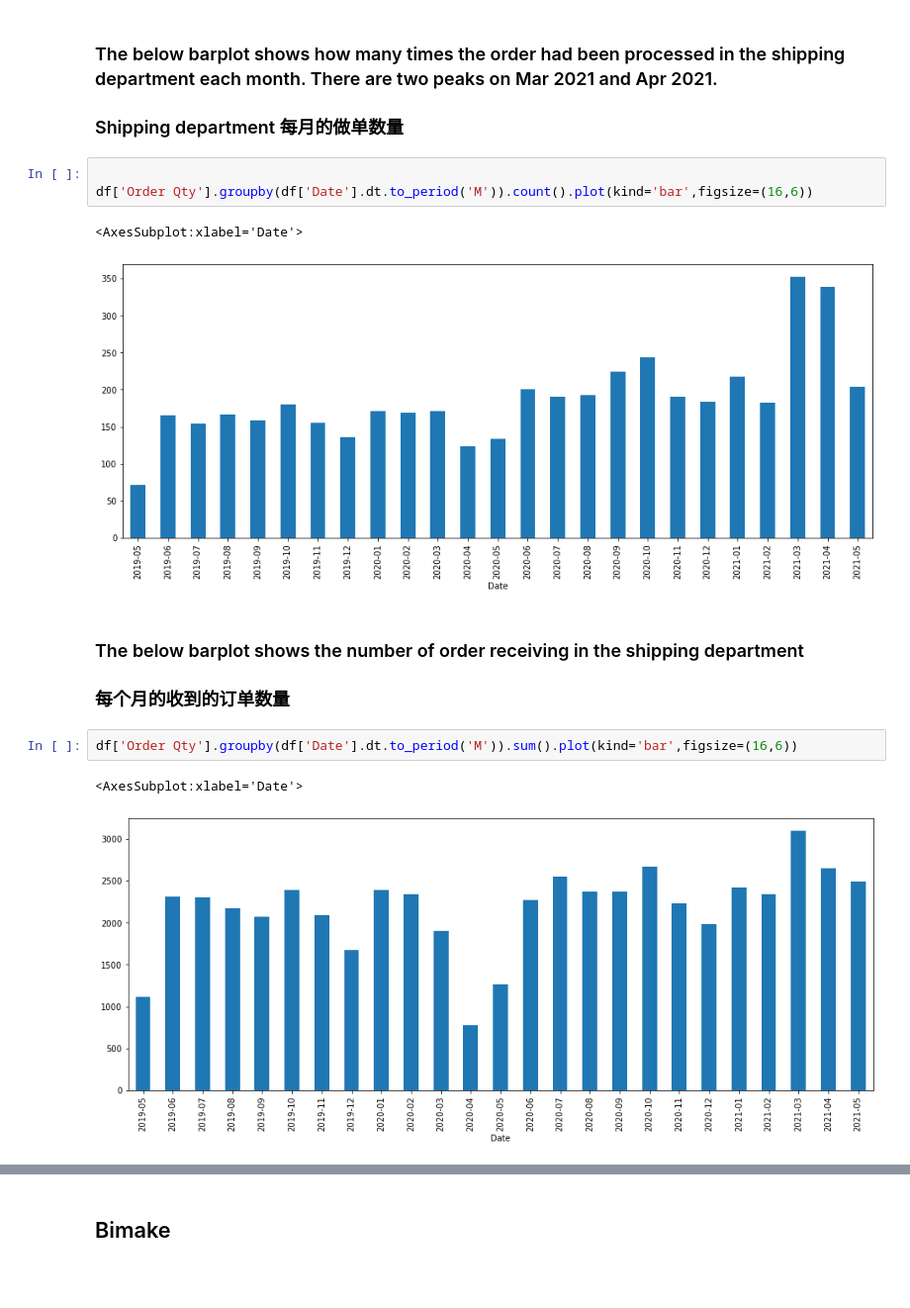
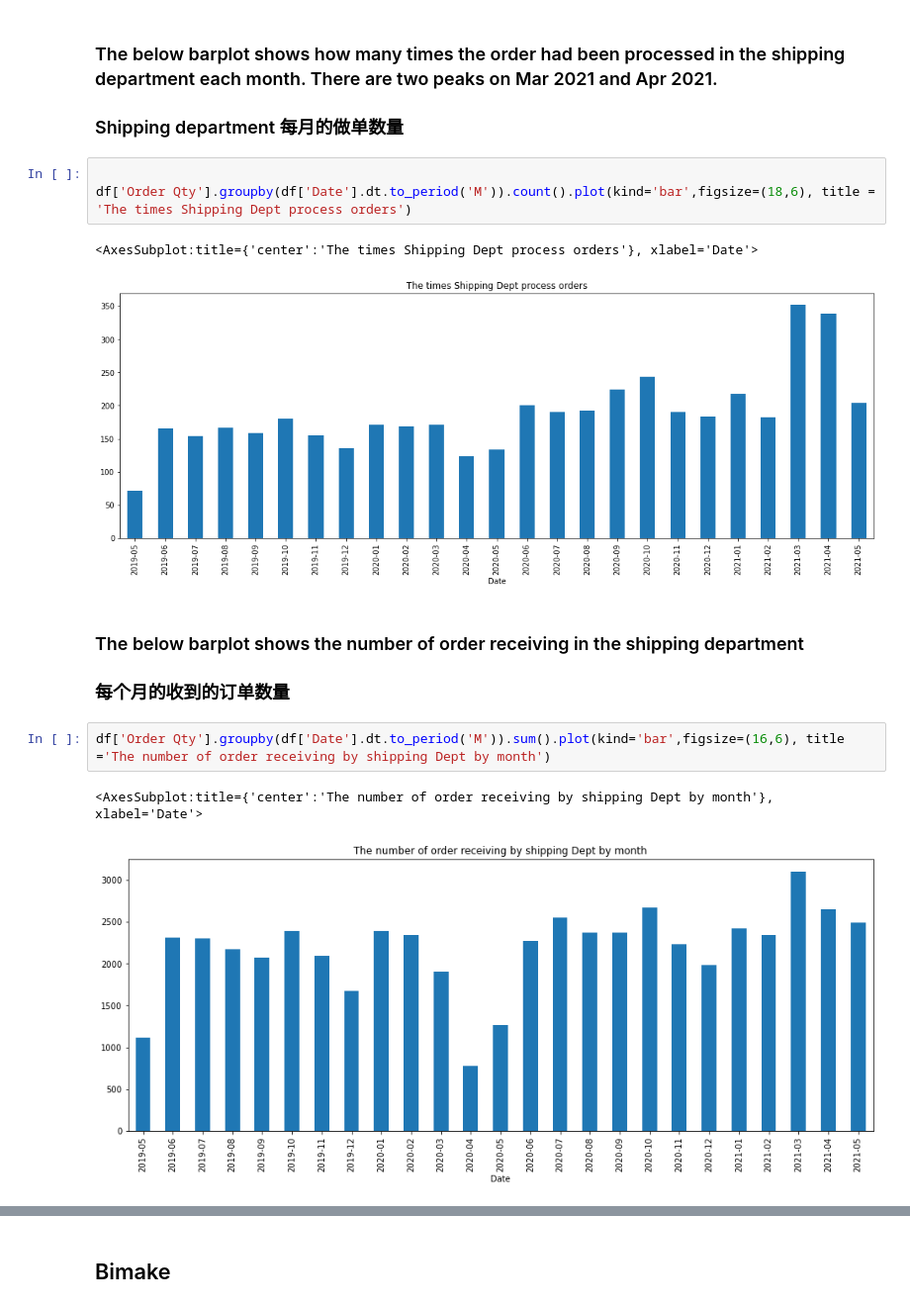
Before and after one commit to rhodapang/Python-for-data-analysis, a Jupyter notebook: Log Analysis for Shipping Department.ipynb, the cells around one changed output, grey strips where cells are left out. Shown: that part at 99% size. Saved outputs shown, nothing was run; the diff lists cells and outputs as text; blank space fills up the shorter version.

```diff
--- a/Log Analysis for Shipping Department.ipynb
+++ b/Log Analysis for Shipping Department.ipynb
@@ -102,15 +102,15 @@ df['Order Qty'].groupby(df['Date'].dt.to_period('W')).count().plot(kind='bar',fi
 ### Shipping department 每月的做单数量
 # %%
 
-df['Order Qty'].groupby(df['Date'].dt.to_period('M')).count().plot(kind='bar',figsize=(16,6))
+df['Order Qty'].groupby(df['Date'].dt.to_period('M')).count().plot(kind='bar',figsize=(18,6), title = 'The times Shipping Dept process orders')
 # %% [output]
-<AxesSubplot:xlabel='Date'>
+<AxesSubplot:title={'center':'The times Shipping Dept process orders'}, xlabel='Date'>
-[figure, old version]
+[figure, new version]
 # %% [markdown]
 ### The below barplot shows the number of order receiving in the shipping department
 ### 每个月的收到的订单数量
 # %%
-df['Order Qty'].groupby(df['Date'].dt.to_period('M')).sum().plot(kind='bar',figsize=(16,6))
+df['Order Qty'].groupby(df['Date'].dt.to_period('M')).sum().plot(kind='bar',figsize=(16,6), title ='The number of order receiving by shipping Dept by month')
 # %% [output]
-<AxesSubplot:xlabel='Date'>
+<AxesSubplot:title={'center':'The number of order receiving by shipping Dept by month'}, xlabel='Date'>
-[figure, old version]
+[figure, new version]
```
Also changed, not shown: parts of 8 cells of this notebook.
